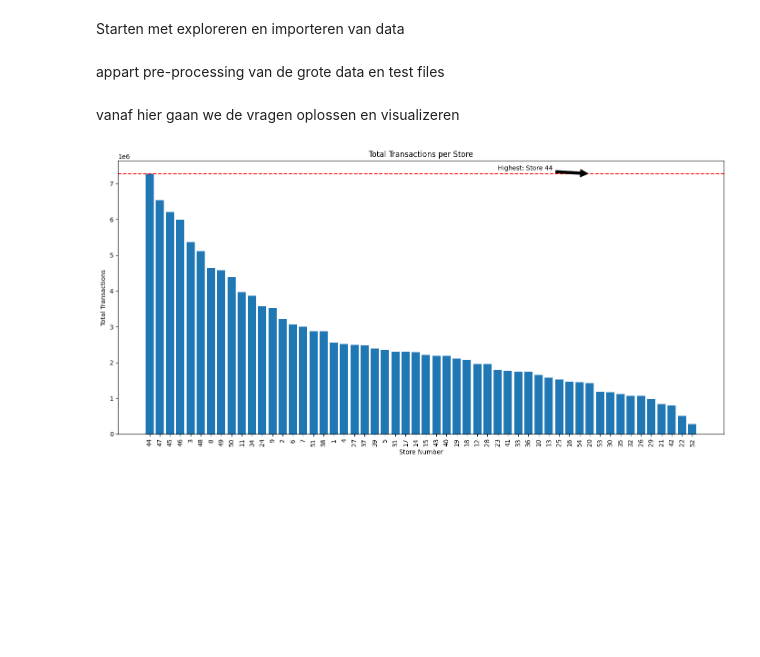
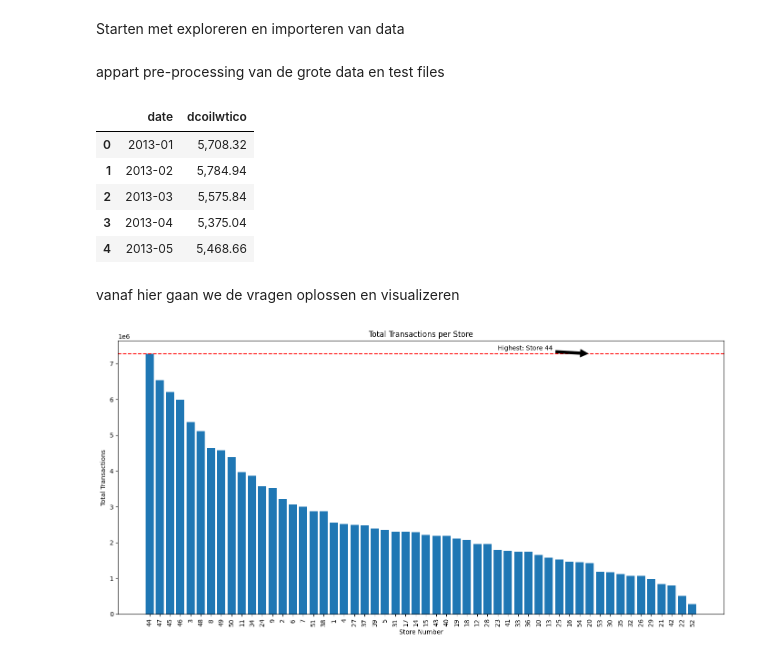
Before and after one commit to florboydens/Data-Analytics-Case-2, a Jupyter notebook: supermarket.ipynb, the cells around one changed output. Drawn from its saved outputs; the diff is of its cells as text; code cells hidden in the pictures; blank space fills up the shorter version.

```diff
--- a/supermarket.ipynb
+++ b/supermarket.ipynb
@@ -38,6 +38,46 @@ except:
     oil.dropna(subset=['dcoilwtico;;'], inplace=True)
 
 oil.rename(columns={'dcoilwtico;;': 'dcoilwtico'}, inplace=True)
+# %%
+# Sample data from the provided oilExtra.csv content
+oil_data = {
+    "date": [
+        "jan/13", "feb/13", "Mar 2013", "apr/13", "May 2013", "jun/13",
+        "jul/13", "aug/13", "sep/13", "Oct 2013", "nov/13", "dec/13",
+        "jan/14", "feb/14", "Mar 2014", "apr/14", "May 2014", "jun/14"
+        # This list can continue with the rest of the dates
+    ],
+    "dcoilwtico": [
+        "5,708.32", "5,784.94", "5,575.84", "5,375.04", "5,468.66", "5,817.69",
+        "6,292.38", "6,836.67", "6,926.83", "6,497.77", "6,435.78", "6,534.28",
+        "6,344.00", "6,529.28", "6,343.00", "6,329.60", "6,273.13", "6,471.05"
+        # Continue with corresponding values
+    ]
+}
+
+# Creating DataFrame
+oil_df = pd.DataFrame(oil_data)
+
+# Function to convert date formats to '%Y-%m'
+def convert_date_format(date_str):
+    # Attempt to convert using the first format
+    try:
+        return pd.to_datetime(date_str, format='%b/%y').strftime('%Y-%m')
+    except ValueError:
+        # If the first format fails, try the second format
+        return pd.to_datetime(date_str, format='%b %Y').strftime('%Y-%m')
+
+# Applying the conversion function to the 'date' column
+oil_df['date'] = oil_df['date'].apply(convert_date_format)
+
+oil_df.head()
+# %% [output]
+|  | date | dcoilwtico |
+| 0 | 2013-01 | 5,708.32 |
+| 1 | 2013-02 | 5,784.94 |
+| 2 | 2013-03 | 5,575.84 |
+| 3 | 2013-04 | 5,375.04 |
+| 4 | 2013-05 | 5,468.66 |
 # %% [markdown]
 vanaf hier gaan we de vragen oplossen en visualizeren
 # %%
```
Also changed, not shown: parts of 2 cells of this notebook, 2 other files.
